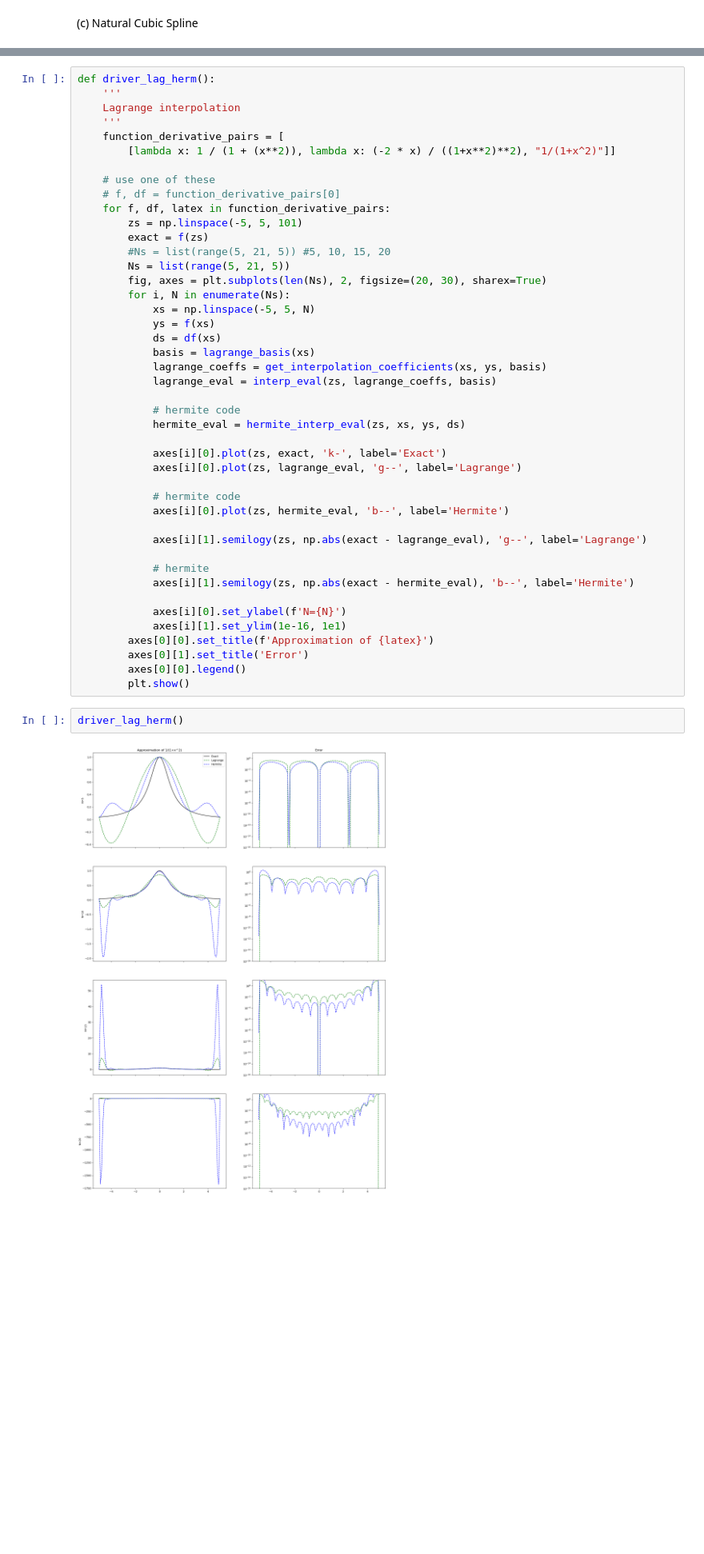
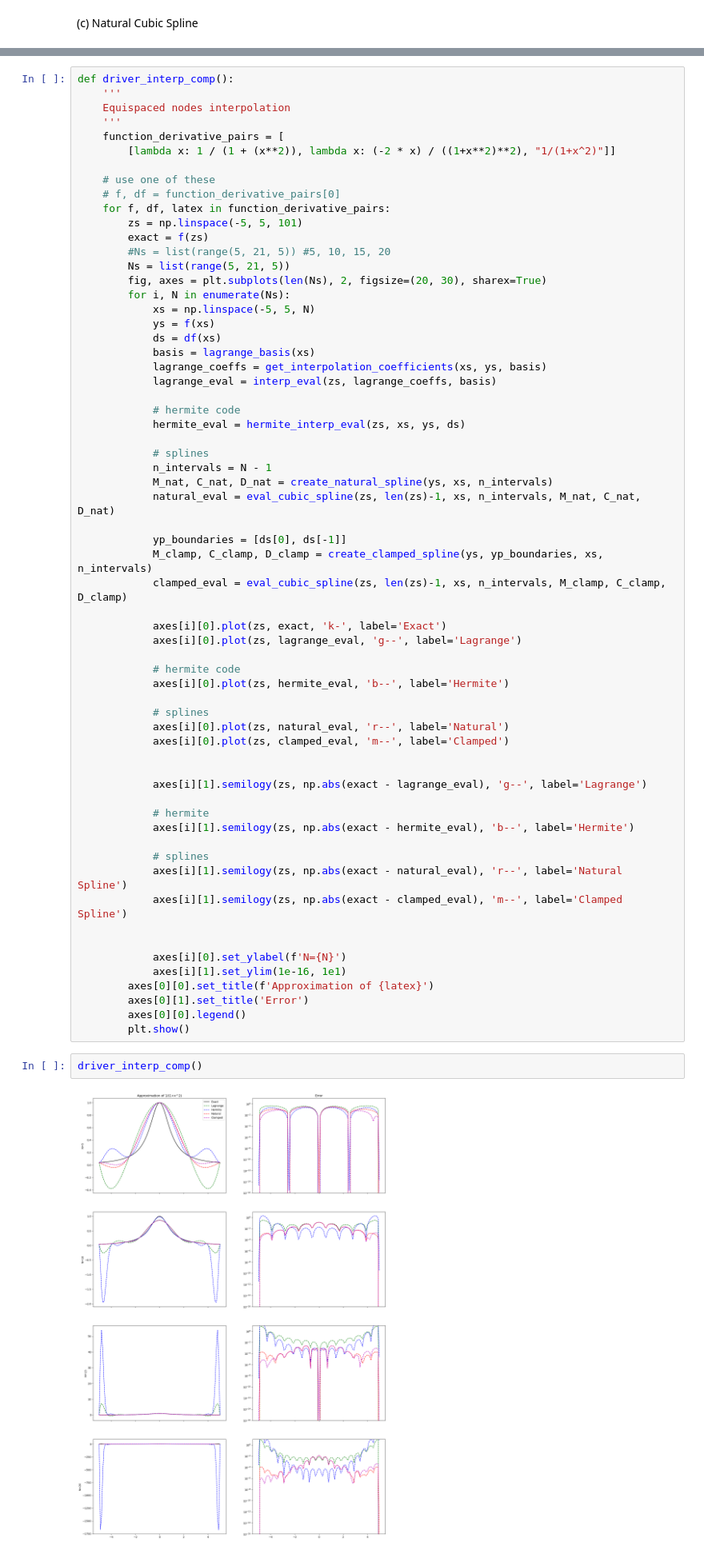
Before and after one commit to cmcara/APPM4600, a Jupyter notebook: Homework/HW8/cmc_hw9.ipynb, the cells around one changed output, grey strips where cells are left out. Shown at 80% size. Drawn from its saved outputs; the diff is of its cells as text; blank space fills up the shorter version.

```diff
--- a/Homework/HW8/cmc_hw9.ipynb
+++ b/Homework/HW8/cmc_hw9.ipynb
@@ -177,7 +256,7 @@ def create_natural_spline(yint,xint,N):
 # %%
-def driver_lag_herm():
+def driver_interp_comp():
     '''
-    Lagrange interpolation
+    Equispaced nodes interpolation
     '''
     function_derivative_pairs = [
         [lambda x: 1 / (1 + (x**2)), lambda x: (-2 * x) / ((1+x**2)**2), "1/(1+x^2)"]]
@@ -201,16 +280,35 @@ def driver_lag_herm():
             # hermite code
             hermite_eval = hermite_interp_eval(zs, xs, ys, ds)
 
+            # splines
+            n_intervals = N - 1
+            M_nat, C_nat, D_nat = create_natural_spline(ys, xs, n_intervals)
+            natural_eval = eval_cubic_spline(zs, len(zs)-1, xs, n_intervals, M_nat, C_nat, D_nat)
+
+            yp_boundaries = [ds[0], ds[-1]]
+            M_clamp, C_clamp, D_clamp = create_clamped_spline(ys, yp_boundaries, xs, n_intervals)
+            clamped_eval = eval_cubic_spline(zs, len(zs)-1, xs, n_intervals, M_clamp, C_clamp, D_clamp)
+
             axes[i][0].plot(zs, exact, 'k-', label='Exact')
             axes[i][0].plot(zs, lagrange_eval, 'g--', label='Lagrange')
 
             # hermite code
             axes[i][0].plot(zs, hermite_eval, 'b--', label='Hermite')
 
+            # splines
+            axes[i][0].plot(zs, natural_eval, 'r--', label='Natural')
+            axes[i][0].plot(zs, clamped_eval, 'm--', label='Clamped')
+
+
             axes[i][1].semilogy(zs, np.abs(exact - lagrange_eval), 'g--', label='Lagrange')
 
             # hermite
             axes[i][1].semilogy(zs, np.abs(exact - hermite_eval), 'b--', label='Hermite')
+
+            # splines
+            axes[i][1].semilogy(zs, np.abs(exact - natural_eval), 'r--', label='Natural Spline')
+            axes[i][1].semilogy(zs, np.abs(exact - clamped_eval), 'm--', label='Clamped Spline')
+
 
             axes[i][0].set_ylabel(f'N={N}')
             axes[i][1].set_ylim(1e-16, 1e1)
@@ -219,6 +317,6 @@ def driver_lag_herm():
         axes[0][0].legend()
         plt.show()
 # %%
-driver_lag_herm()
+driver_interp_comp()
 # %% [output]
-[figure, old version]
+[figure, new version]
```
Also changed, not shown: parts of 9 cells of this notebook.
